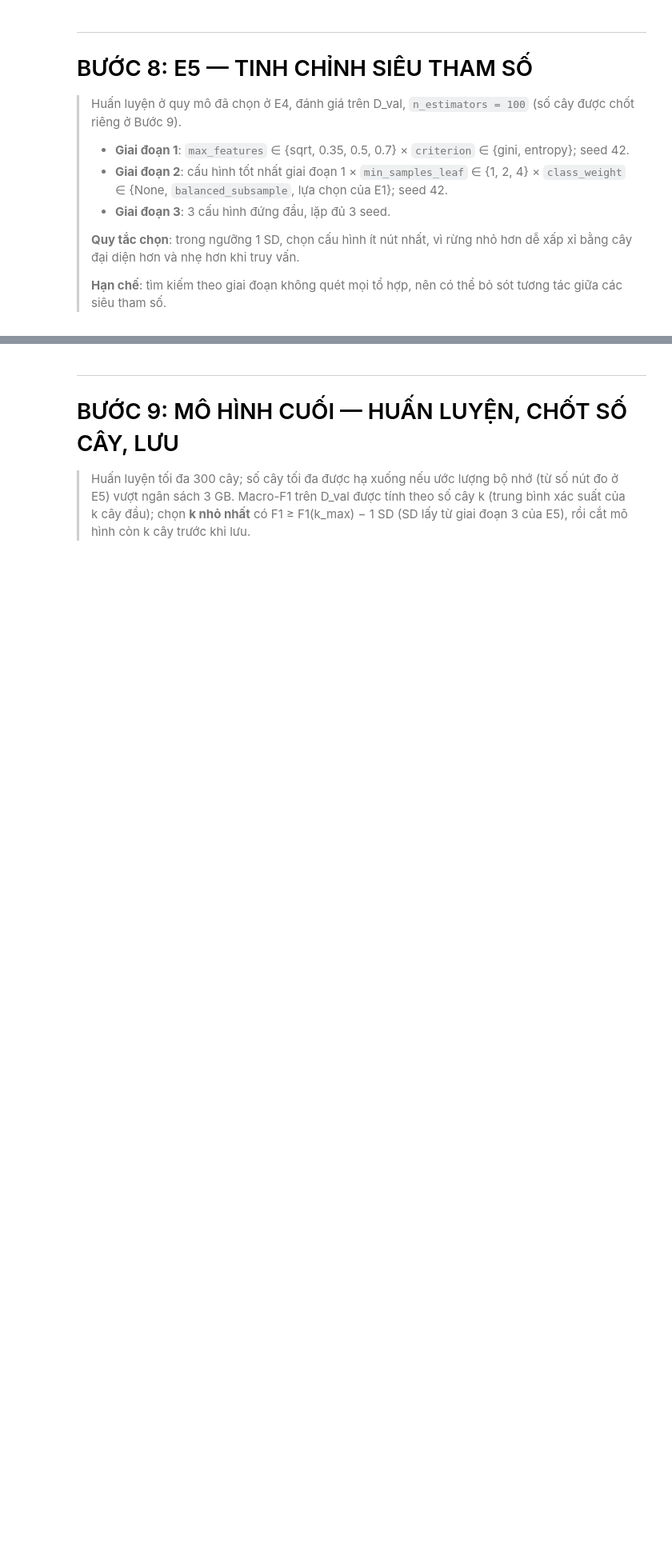
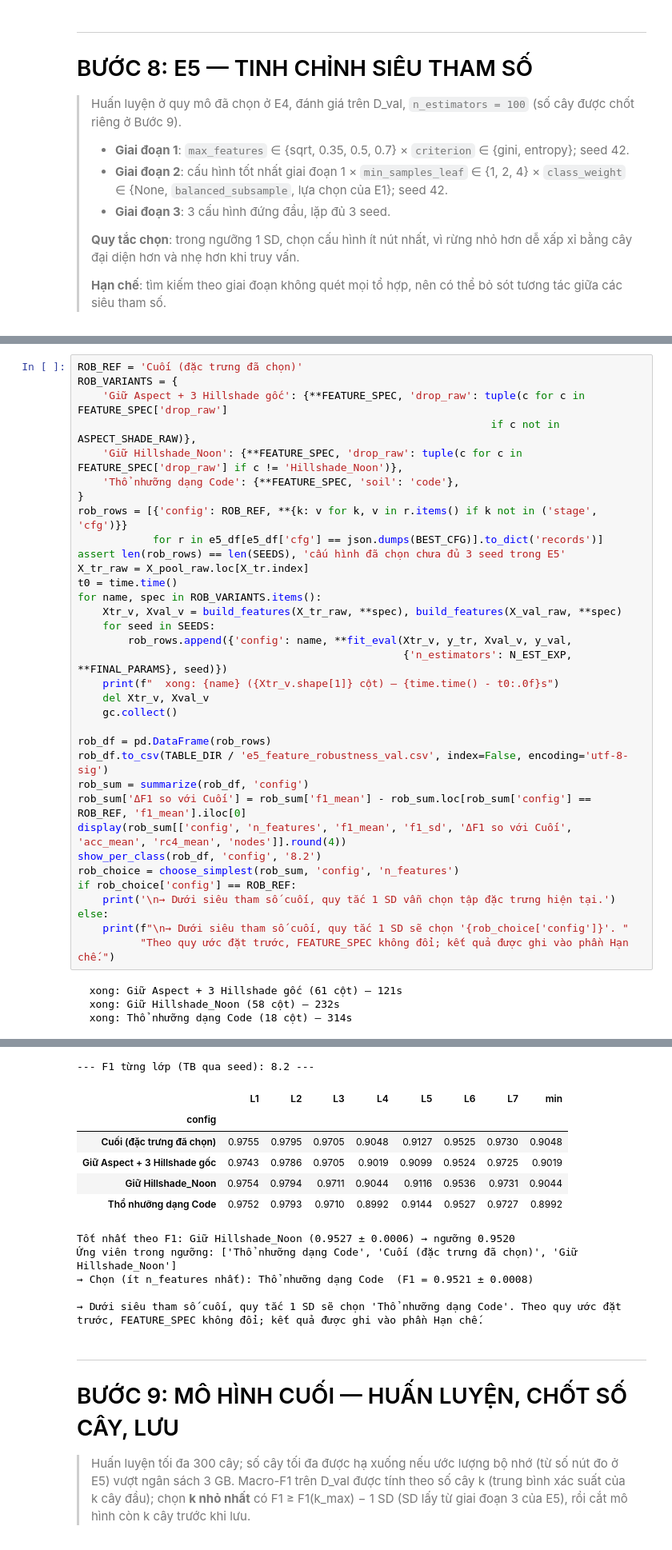
Before and after one commit to agutyauno/Forest-Cover-Type-Classification, a Jupyter notebook: notebooks/Phan_loai_tham_rung.ipynb, the cells around one changed output, grey strips where cells are left out. Shown at 80% size. Cells and saved outputs as stored; diff of their text form; blank space fills up the shorter version.

```diff
--- a/notebooks/Phan_loai_tham_rung.ipynb
+++ b/notebooks/Phan_loai_tham_rung.ipynb
@@ -939,0 +1022,38 @@ Tốt nhất theo F1: {"max_features": 0.35, "criterion": "entropy", "min_sample
+# %%
+ROB_REF = 'Cuối (đặc trưng đã chọn)'
+ROB_VARIANTS = {
+    'Giữ Aspect + 3 Hillshade gốc': {**FEATURE_SPEC, 'drop_raw': tuple(c for c in FEATURE_SPEC['drop_raw']
+                                                                  if c not in ASPECT_SHADE_RAW)},
+    'Giữ Hillshade_Noon': {**FEATURE_SPEC, 'drop_raw': tuple(c for c in FEATURE_SPEC['drop_raw'] if c != 'Hillshade_Noon')},
+    'Thổ nhưỡng dạng Code': {**FEATURE_SPEC, 'soil': 'code'},
+}
+rob_rows = [{'config': ROB_REF, **{k: v for k, v in r.items() if k not in ('stage', 'cfg')}}
+            for r in e5_df[e5_df['cfg'] == json.dumps(BEST_CFG)].to_dict('records')]
+assert len(rob_rows) == len(SEEDS), 'cấu hình đã chọn chưa đủ 3 seed trong E5'
+X_tr_raw = X_pool_raw.loc[X_tr.index]
+t0 = time.time()
+for name, spec in ROB_VARIANTS.items():
+    Xtr_v, Xval_v = build_features(X_tr_raw, **spec), build_features(X_val_raw, **spec)
+    for seed in SEEDS:
+        rob_rows.append({'config': name, **fit_eval(Xtr_v, y_tr, Xval_v, y_val,
+                                                    {'n_estimators': N_EST_EXP, **FINAL_PARAMS}, seed)})
+    print(f"  xong: {name} ({Xtr_v.shape[1]} cột) — {time.time() - t0:.0f}s")
+    del Xtr_v, Xval_v
+    gc.collect()
+
+rob_df = pd.DataFrame(rob_rows)
+rob_df.to_csv(TABLE_DIR / 'e5_feature_robustness_val.csv', index=False, encoding='utf-8-sig')
+rob_sum = summarize(rob_df, 'config')
+rob_sum['ΔF1 so với Cuối'] = rob_sum['f1_mean'] - rob_sum.loc[rob_sum['config'] == ROB_REF, 'f1_mean'].iloc[0]
+display(rob_sum[['config', 'n_features', 'f1_mean', 'f1_sd', 'ΔF1 so với Cuối', 'acc_mean', 'rc4_mean', 'nodes']].round(4))
+show_per_class(rob_df, 'config', '8.2')
+rob_choice = choose_simplest(rob_sum, 'config', 'n_features')
+if rob_choice['config'] == ROB_REF:
+    print('\n→ Dưới siêu tham số cuối, quy tắc 1 SD vẫn chọn tập đặc trưng hiện tại.')
+else:
+    print(f"\n→ Dưới siêu tham số cuối, quy tắc 1 SD sẽ chọn '{rob_choice['config']}'. "
+          "Theo quy ước đặt trước, FEATURE_SPEC không đổi; kết quả được ghi vào phần Hạn chế.")
+# %% [output]
+  xong: Giữ Aspect + 3 Hillshade gốc (61 cột) — 121s
+  xong: Giữ Hillshade_Noon (58 cột) — 232s
+  xong: Thổ nhưỡng dạng Code (18 cột) — 314s
@@ -940,3 +1065,15 @@ Tốt nhất theo F1: {"max_features": 0.35, "criterion": "entropy", "min_sample
+--- F1 từng lớp (TB qua seed): 8.2 ---
+|  | L1 | L2 | L3 | L4 | L5 | L6 | L7 | min |
+| config |  |  |  |  |  |  |  |  |
+| Cuối (đặc trưng đã chọn) | 0.9755 | 0.9795 | 0.9705 | 0.9048 | 0.9127 | 0.9525 | 0.9730 | 0.9048 |
+| Giữ Aspect + 3 Hillshade gốc | 0.9743 | 0.9786 | 0.9705 | 0.9019 | 0.9099 | 0.9524 | 0.9725 | 0.9019 |
+| Giữ Hillshade_Noon | 0.9754 | 0.9794 | 0.9711 | 0.9044 | 0.9116 | 0.9536 | 0.9731 | 0.9044 |
+| Thổ nhưỡng dạng Code | 0.9752 | 0.9793 | 0.9710 | 0.8992 | 0.9144 | 0.9527 | 0.9727 | 0.8992 |
+Tốt nhất theo F1: Giữ Hillshade_Noon (0.9527 ± 0.0006) → ngưỡng 0.9520
+Ứng viên trong ngưỡng: ['Thổ nhưỡng dạng Code', 'Cuối (đặc trưng đã chọn)', 'Giữ Hillshade_Noon']
+→ Chọn (ít n_features nhất): Thổ nhưỡng dạng Code  (F1 = 0.9521 ± 0.0008)
+
+→ Dưới siêu tham số cuối, quy tắc 1 SD sẽ chọn 'Thổ nhưỡng dạng Code'. Theo quy ước đặt trước, FEATURE_SPEC không đổi; kết quả được ghi vào phần Hạn chế.
 # %% [markdown]
 ---
 # BƯỚC 9: MÔ HÌNH CUỐI — HUẤN LUYỆN, CHỐT SỐ CÂY, LƯU
```
Also changed, not shown: parts of 31 cells of this notebook, 22 other files.
